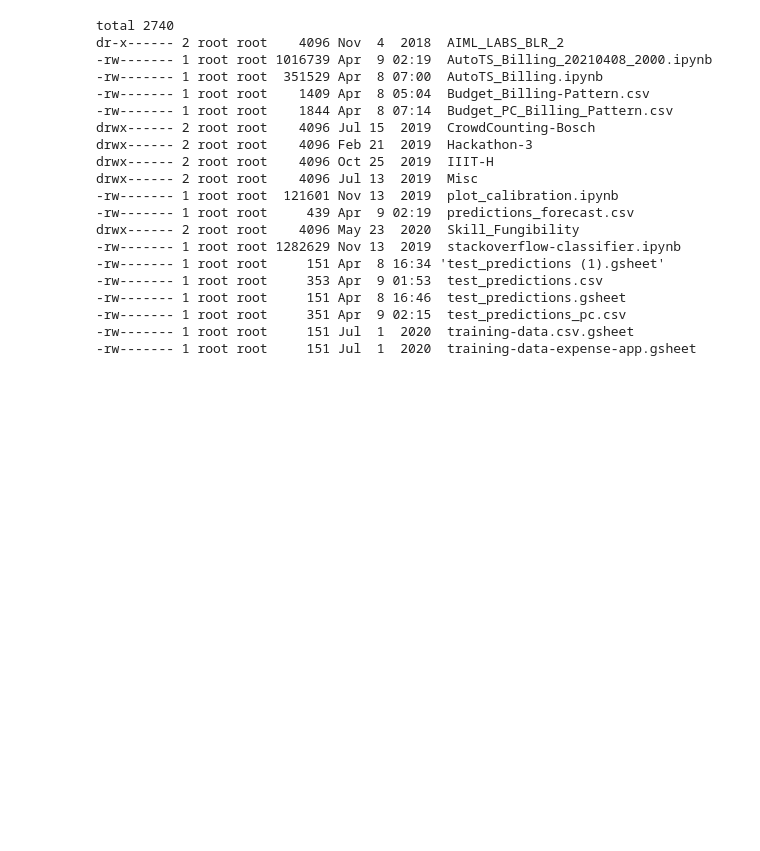
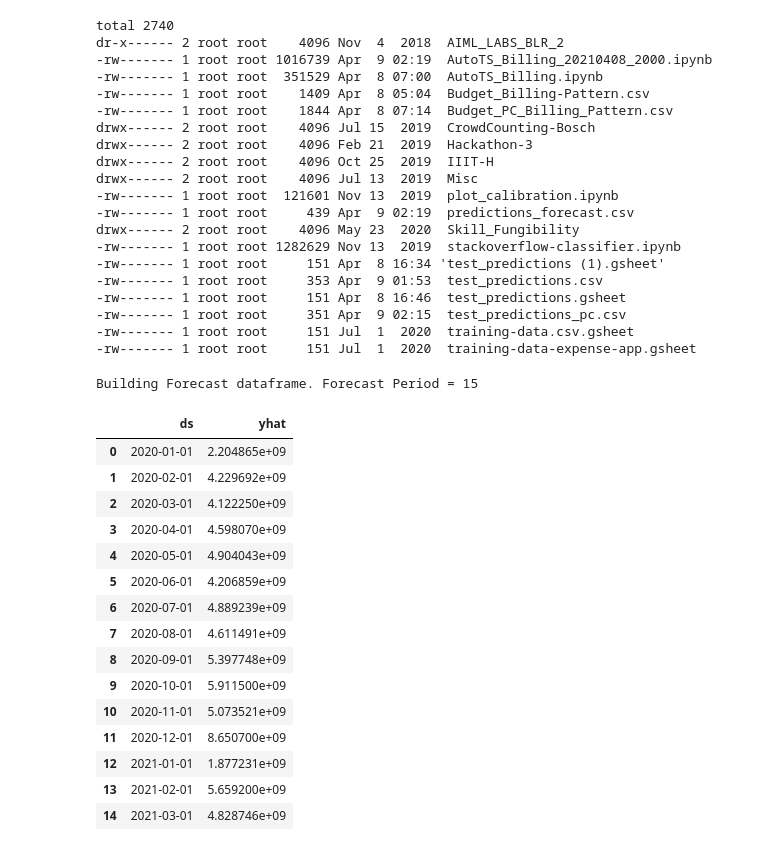
Before and after one commit to acekanth/hello-world, a Jupyter notebook: AutoTS_Billing_20210408_2000.ipynb, the cells around one changed output. Saved outputs shown, nothing was run; the diff lists cells and outputs as text; code cells hidden in the pictures; blank space fills up the shorter version.

```diff
--- a/AutoTS_Billing_20210408_2000.ipynb
+++ b/AutoTS_Billing_20210408_2000.ipynb
@@ -392,3 +392,24 @@ drwx------ 2 root root    4096 May 23  2020  Skill_Fungibility
 -rw------- 1 root root     351 Apr  9 02:15  test_predictions_pc.csv
 -rw------- 1 root root     151 Jul  1  2020  training-data.csv.gsheet
 -rw------- 1 root root     151 Jul  1  2020  training-data-expense-app.gsheet
+# %%
+predictions_forecast = ml_dict_pc.predict(testdata = val_pc, model = 'Prophet')
+predictions_forecast[['ds','yhat']]
+# %% [output]
+Building Forecast dataframe. Forecast Period = 15
+|  | ds | yhat |
+| 0 | 2020-01-01 | 2.204865e+09 |
+| 1 | 2020-02-01 | 4.229692e+09 |
+| 2 | 2020-03-01 | 4.122250e+09 |
+| 3 | 2020-04-01 | 4.598070e+09 |
+| 4 | 2020-05-01 | 4.904043e+09 |
+| 5 | 2020-06-01 | 4.206859e+09 |
+| 6 | 2020-07-01 | 4.889239e+09 |
+| 7 | 2020-08-01 | 4.611491e+09 |
+| 8 | 2020-09-01 | 5.397748e+09 |
+| 9 | 2020-10-01 | 5.911500e+09 |
+| 10 | 2020-11-01 | 5.073521e+09 |
+| 11 | 2020-12-01 | 8.650700e+09 |
+| 12 | 2021-01-01 | 1.877231e+09 |
+| 13 | 2021-02-01 | 5.659200e+09 |
+| 14 | 2021-03-01 | 4.828746e+09 |
```
Also changed, not shown: parts of 1 cell of this notebook.
